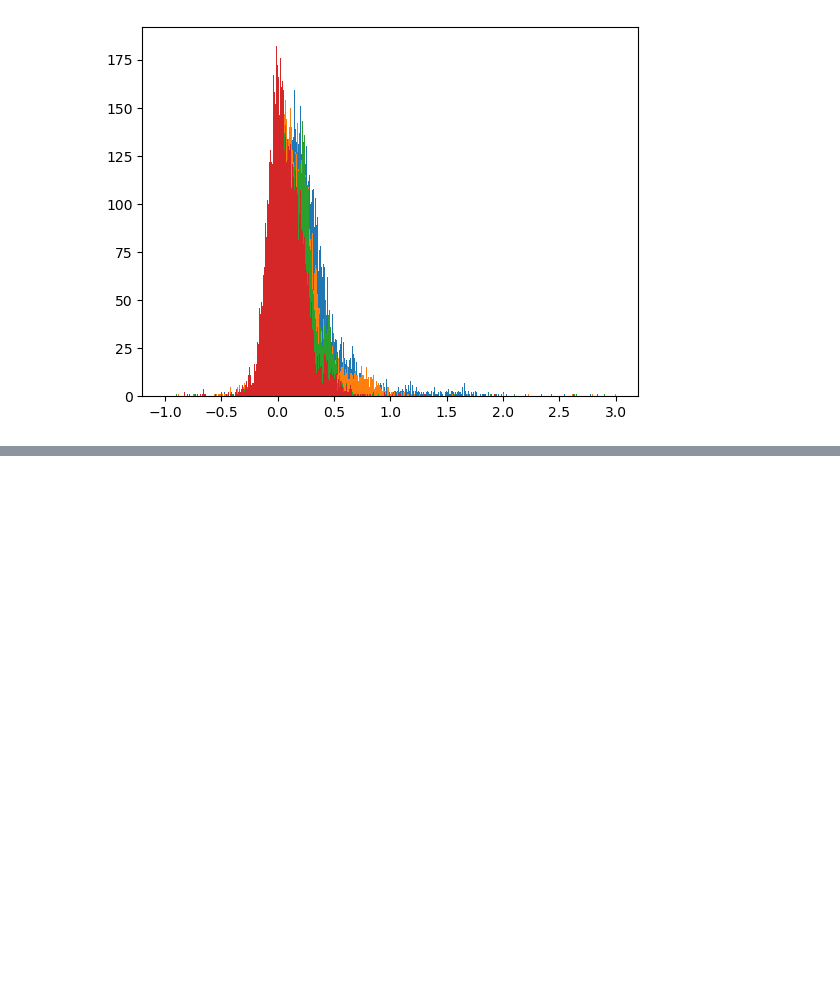
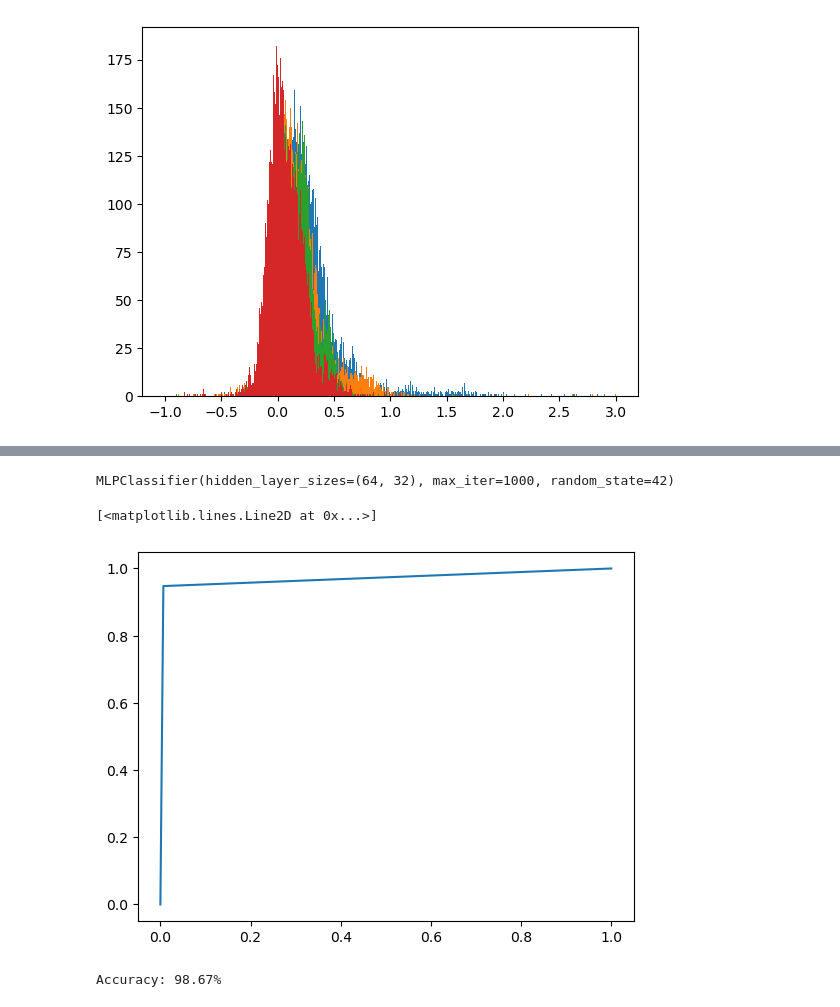
Before and after one commit to Diego-Albano/astrostatistics_bicocca_2025, a Jupyter notebook: working/W19.ipynb, the cells around one changed output, grey strips where cells are left out. Drawn from its saved outputs; the diff is of its cells as text; code cells hidden in the pictures; blank space fills up the shorter version.

```diff
--- a/working/W19.ipynb
+++ b/working/W19.ipynb
@@ -173,0 +207,23 @@ plt.legend()
+# %%
+scaler = StandardScaler()
+x_train = scaler.fit_transform(x_train)
+x_validation = scaler.transform(x_validation)
+# %%
+mlp = MLPClassifier(hidden_layer_sizes=(64, 32), max_iter=1000, random_state=42)
+# %%
+mlp.fit(x_train, y_train)
+# %% [output]
+MLPClassifier(hidden_layer_sizes=(64, 32), max_iter=1000, random_state=42)
+# %%
+y_pred = mlp.predict(x_validation)
+# %%
+fpr, tpr, thresh = roc_curve(y_validation, y_pred)
+plt.plot(fpr, tpr)
+# %% [output]
+[<matplotlib.lines.Line2D at 0x...>]
+[figure, added]
+# %%
+accuracy = accuracy_score(y_validation, y_pred)
+print(f"Accuracy: {accuracy*100:.2f}%")
+# %% [output]
+Accuracy: 98.67%
```
Also changed, not shown: parts of 20 cells of this notebook.
